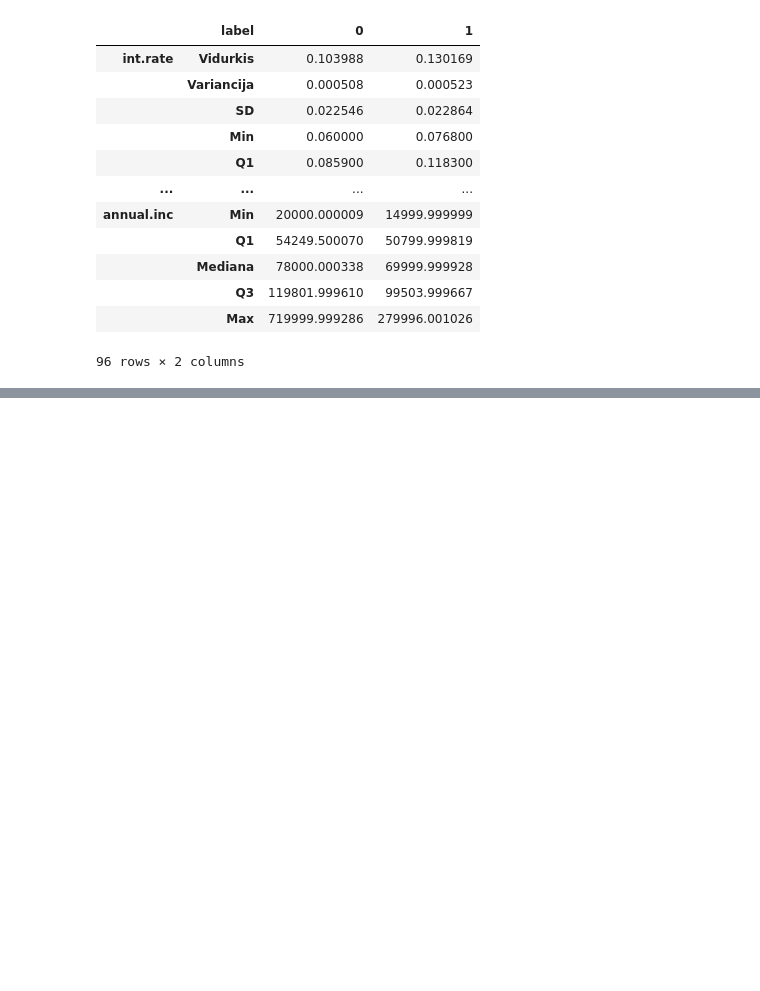
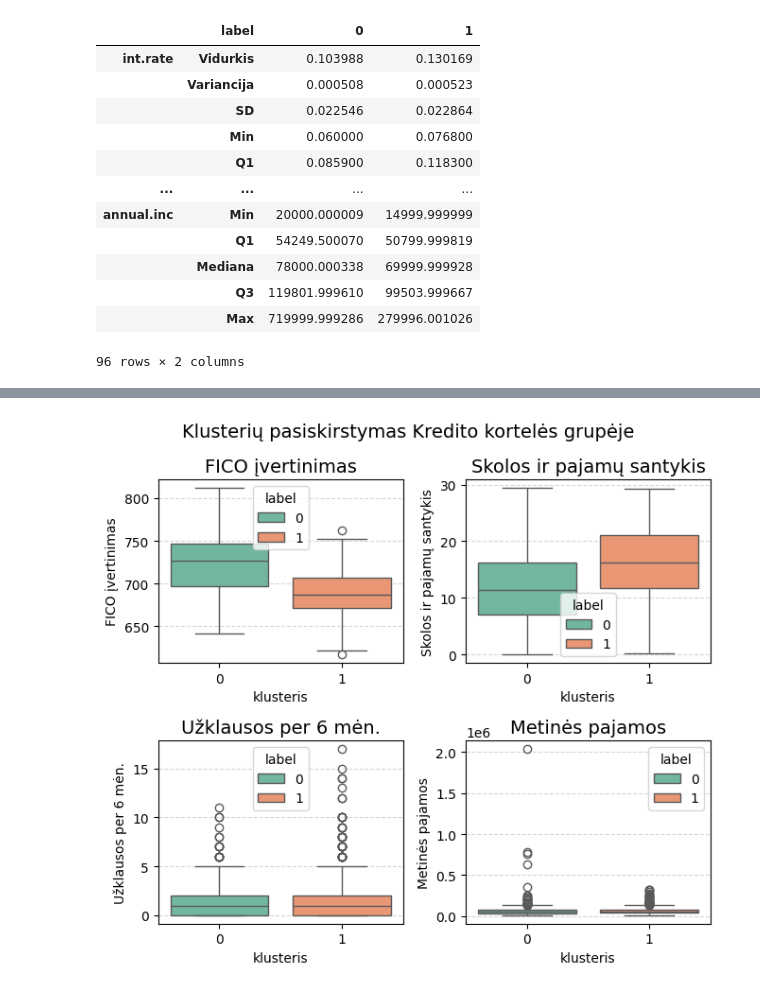
Before and after one commit to EvelinaDu/Papildomi_duomenu_vizualizavimo_skyriai, a Jupyter notebook: 3_laboratorinis/main.ipynb, the cells around one changed output, grey strips where cells are left out. Saved outputs shown, nothing was run; the diff lists cells and outputs as text; code cells hidden in the pictures; blank space fills up the shorter version.

```diff
--- a/3_laboratorinis/main.ipynb
+++ b/3_laboratorinis/main.ipynb
@@ -447,0 +479,4 @@ Passing `palette` without assigning `hue` is deprecated and will be removed in v
+# %%
+plot_2x2_boxplots(data_w_clusters_debt_full, 'Kredito kortelės')
+# %% [output]
+[figure, added]
```
Also changed, not shown: parts of 20 cells of this notebook.
